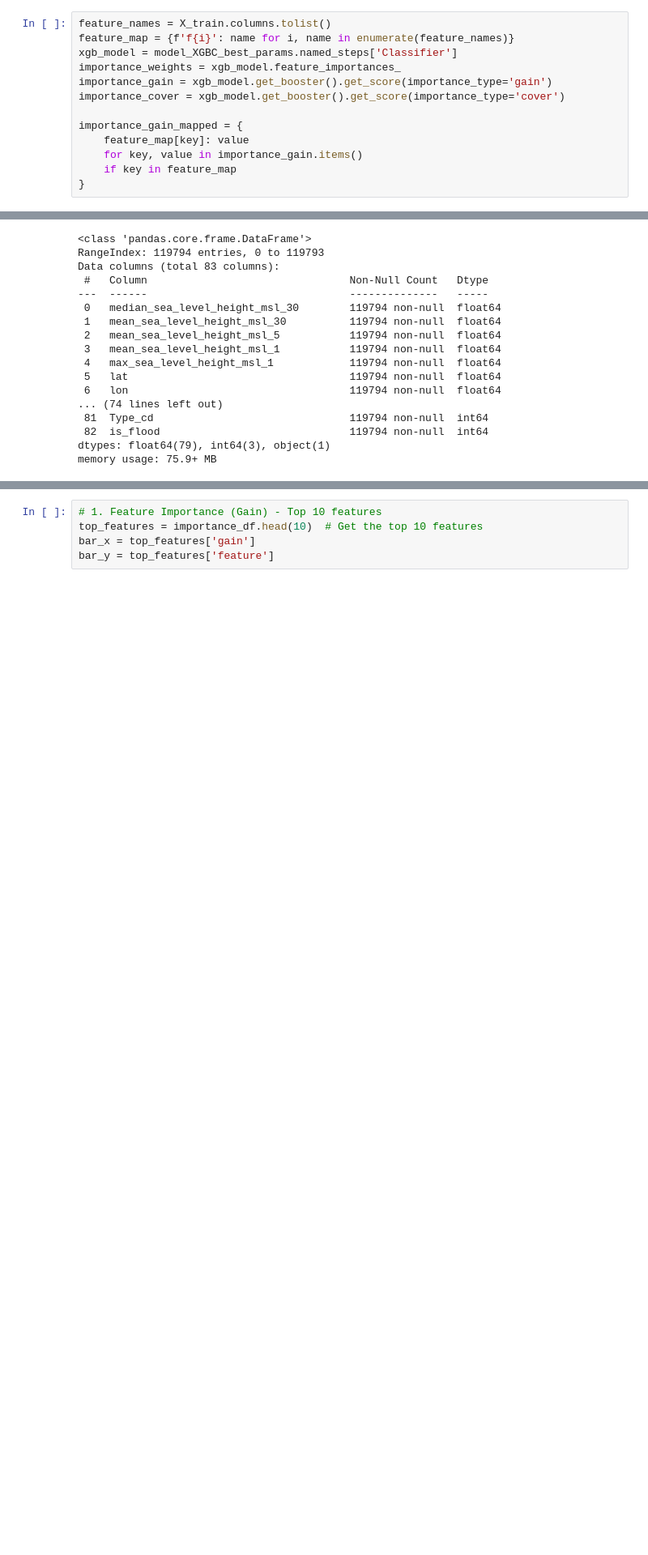
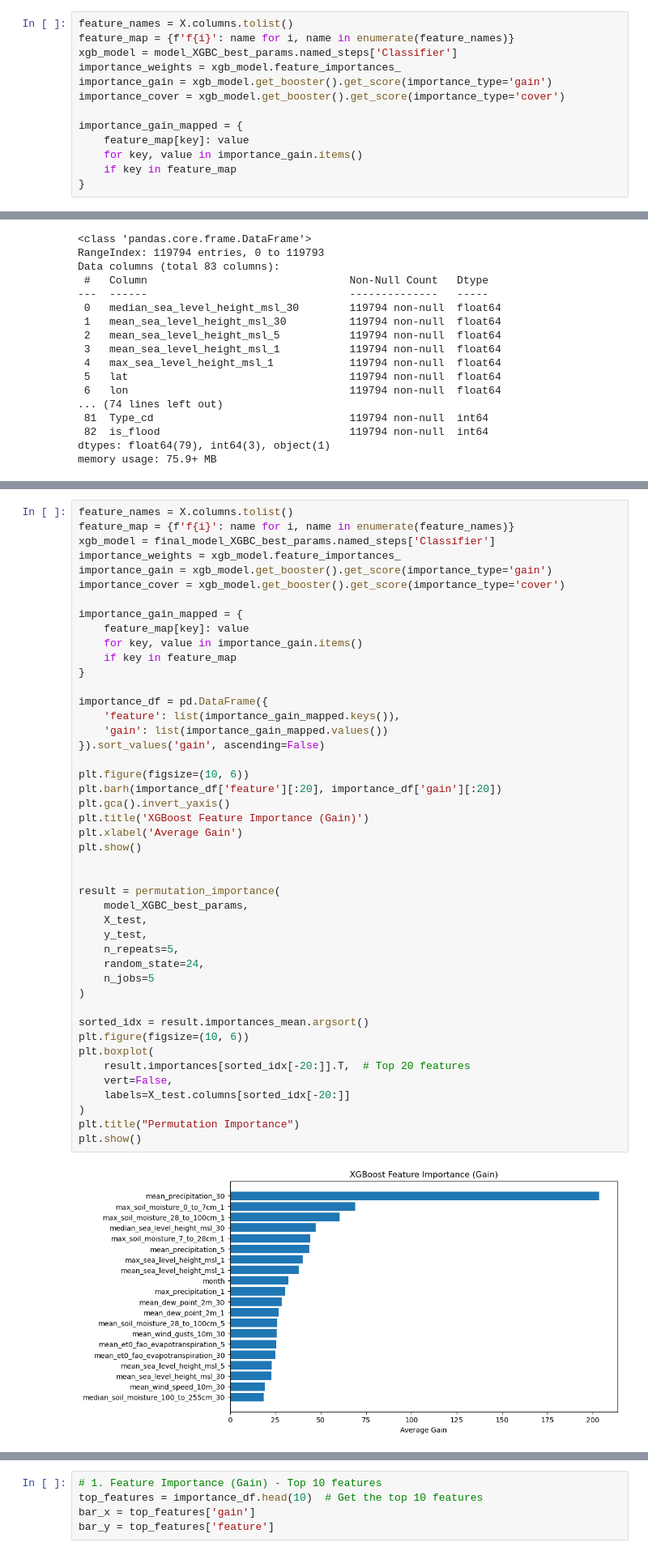
Before and after one commit to AdrienD-Skep/Flood_prediction_project, a Jupyter notebook: Notebooks/4 flood predict ml/flood_predict_ML_nb.ipynb, the cells around one changed output, grey strips where cells are left out. Shown at 81% size. Drawn from its saved outputs; the diff is of its cells as text; blank space fills up the shorter version.

```diff
--- a/Notebooks/4 flood predict ml/flood_predict_ML_nb.ipynb
+++ b/Notebooks/4 flood predict ml/flood_predict_ML_nb.ipynb
@@ -550,5 +593,5 @@ Classification Report:
 # %%
-feature_names = X_train.columns.tolist()
+feature_names = X.columns.tolist()
 feature_map = {f'f{i}': name for i, name in enumerate(feature_names)}
 xgb_model = model_XGBC_best_params.named_steps['Classifier']
 importance_weights = xgb_model.feature_importances_
@@ -1167,0 +1267,47 @@ joblib.dump(model_XGBC_best_params, 'output/model_XGBC_predict_flood.pkl')
+# %%
+feature_names = X.columns.tolist()
+feature_map = {f'f{i}': name for i, name in enumerate(feature_names)}
+xgb_model = final_model_XGBC_best_params.named_steps['Classifier']
+importance_weights = xgb_model.feature_importances_
+importance_gain = xgb_model.get_booster().get_score(importance_type='gain')
+importance_cover = xgb_model.get_booster().get_score(importance_type='cover')
+
+importance_gain_mapped = {
+    feature_map[key]: value
+    for key, value in importance_gain.items()
+    if key in feature_map
+}
+
+importance_df = pd.DataFrame({
+    'feature': list(importance_gain_mapped.keys()),
+    'gain': list(importance_gain_mapped.values())
+}).sort_values('gain', ascending=False)
+
+plt.figure(figsize=(10, 6))
+plt.barh(importance_df['feature'][:20], importance_df['gain'][:20])
+plt.gca().invert_yaxis()
+plt.title('XGBoost Feature Importance (Gain)')
+plt.xlabel('Average Gain')
+plt.show()
+
+
+result = permutation_importance(
+    model_XGBC_best_params,
+    X_test,
+    y_test,
+    n_repeats=5,
+    random_state=24,
+    n_jobs=5
+)
+
+sorted_idx = result.importances_mean.argsort()
+plt.figure(figsize=(10, 6))
+plt.boxplot(
+    result.importances[sorted_idx[-20:]].T,  # Top 20 features
+    vert=False,
+    labels=X_test.columns[sorted_idx[-20:]]
+)
+plt.title("Permutation Importance")
+plt.show()
+# %% [output]
+[figure, added]
```
Also changed, not shown: parts of 81 cells of this notebook, 4 other files.
